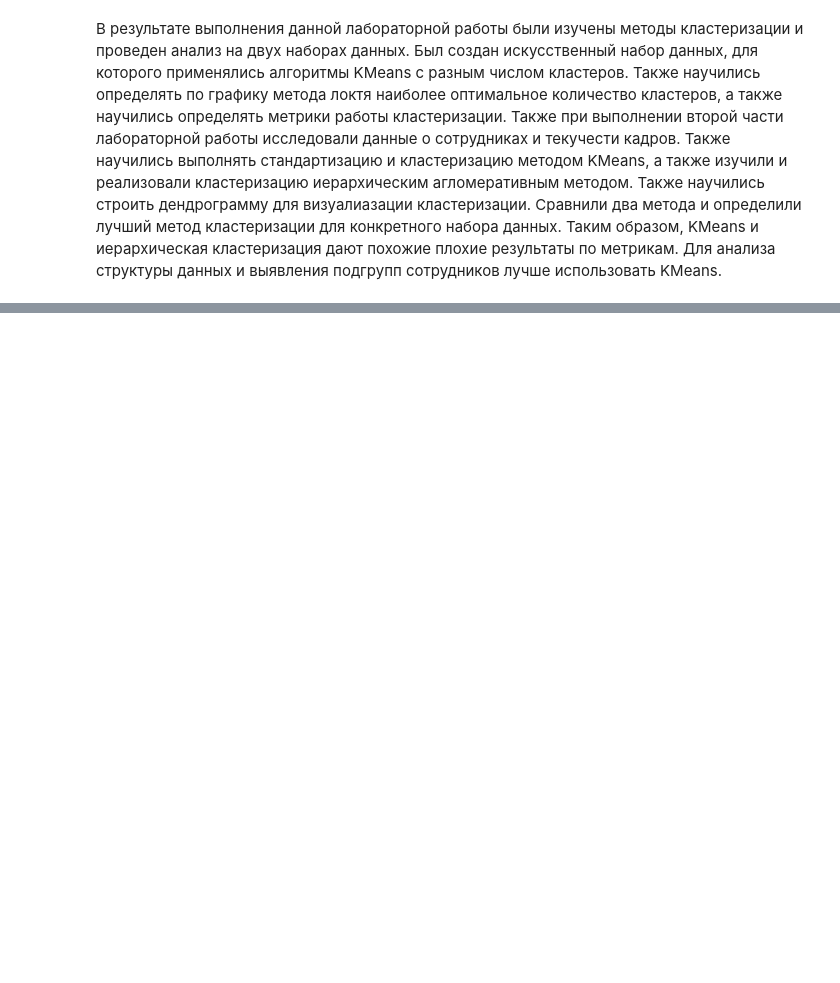
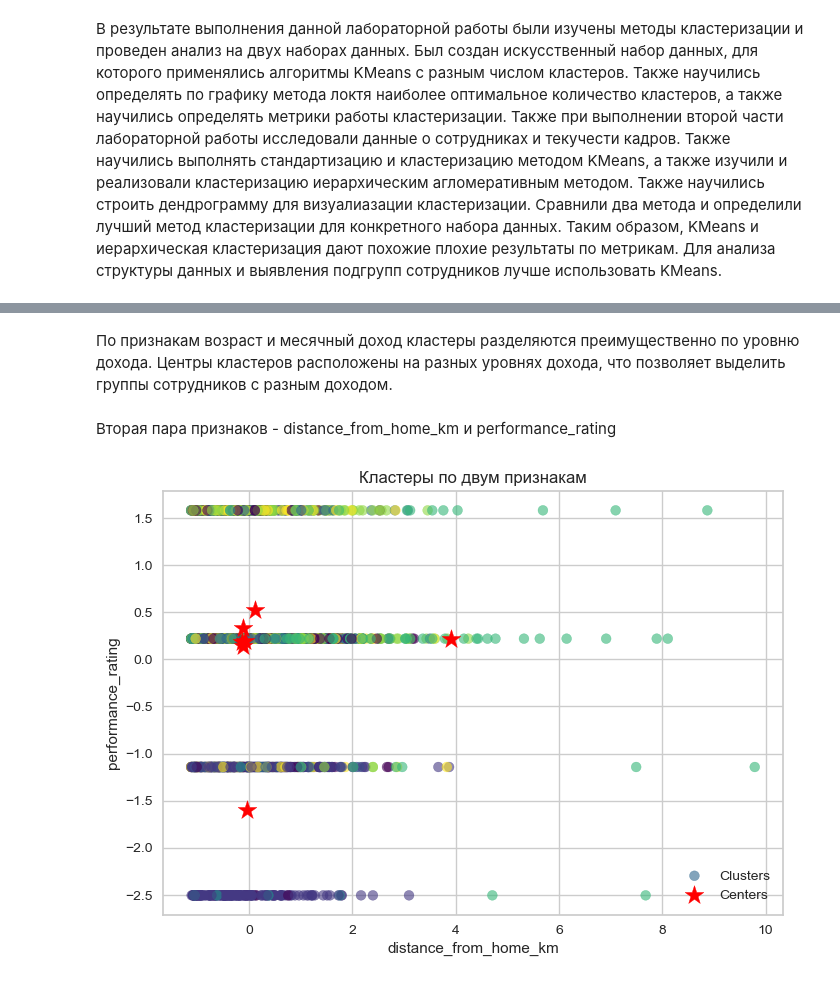
Before and after one commit to AlisaRezanova/LR4, a Jupyter notebook: ЛР4_Резанова_Вариант2.ipynb, the cells around one changed output, grey strips where cells are left out. Drawn from its saved outputs; the diff is of its cells as text; code cells hidden in the pictures; blank space fills up the shorter version.

```diff
--- a/ЛР4_Резанова_Вариант2.ipynb
+++ b/ЛР4_Резанова_Вариант2.ipynb
@@ -444,0 +470,19 @@ cluster
+# %% [markdown]
+По признакам возраст и месячный доход кластеры разделяются преимущественно по уровню дохода. Центры кластеров расположены на разных уровнях дохода, что позволяет выделить группы сотрудников с разным доходом.
+# %% [markdown]
+Вторая пара признаков - distance_from_home_km и performance_rating
+# %%
+x_feature = 'distance_from_home_km'
+y_feature = 'performance_rating'
+x_index = X.columns.get_loc(x_feature)
+y_index = X.columns.get_loc(y_feature)
+plt.scatter(df[x_feature], df[y_feature], c=clusters, cmap='viridis', s=50, alpha=0.6, label='Clusters')
+centers = k_means.cluster_centers_
+plt.scatter(centers[:,x_index], centers[:,y_index], c='red', s=200, marker='*', label='Centers')
+plt.xlabel(x_feature)
+plt.ylabel(y_feature)
+plt.title('Кластеры по двум признакам')
+plt.legend()
+plt.show()
+# %% [output]
+[figure, added]
```
Also changed, not shown: parts of 16 cells of this notebook.
